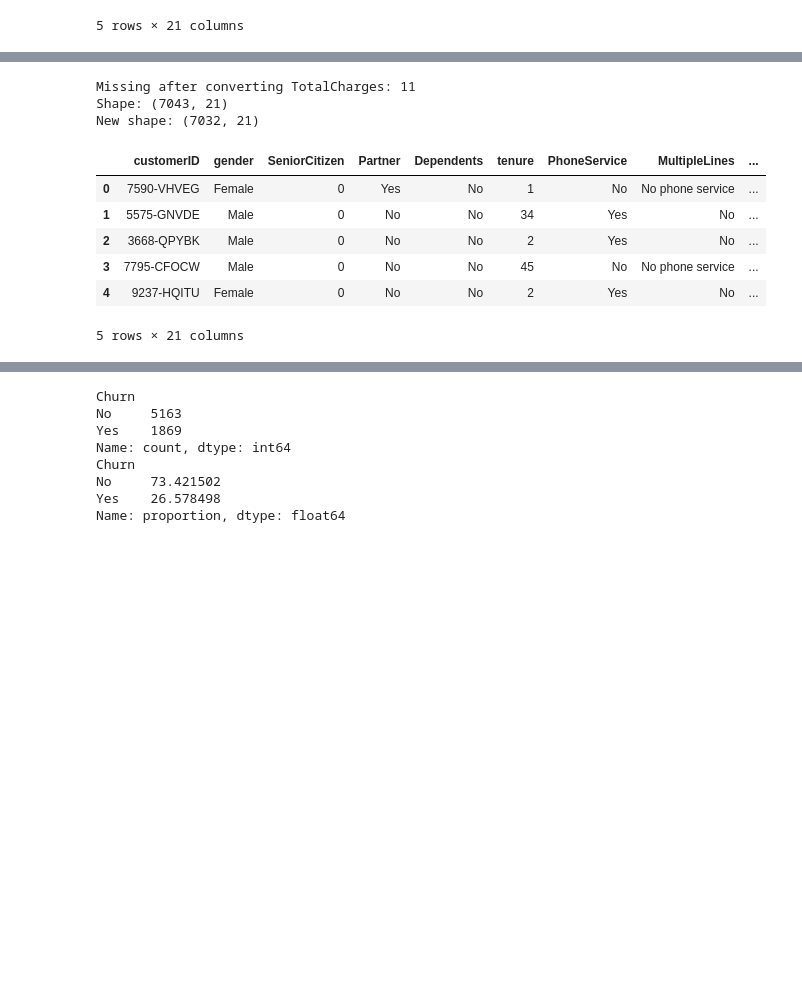
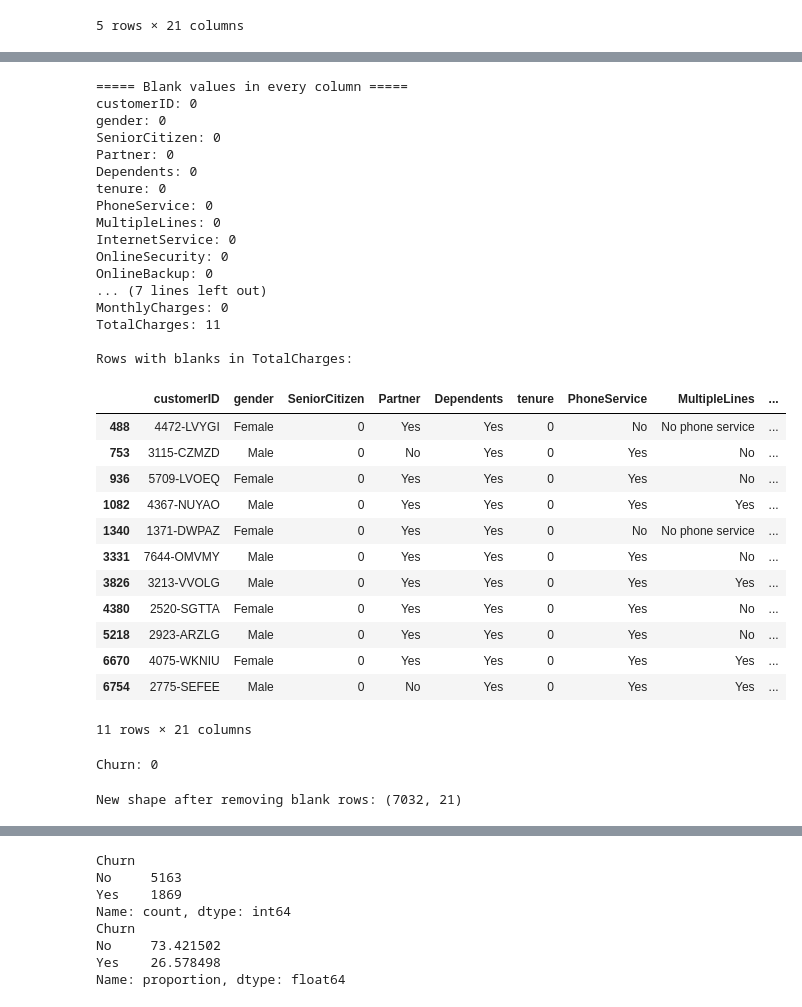
Before and after one commit to anushanthbalachandran/ML_Coursework_Telco_Customer_Churn, a Jupyter notebook: 2425477_20241130_Anushanth.ipynb, the cells around one changed output, grey strips where cells are left out. Cells and saved outputs as stored; diff of their text form; code cells hidden in the pictures; blank space fills up the shorter version.

```diff
--- a/2425477_20241130_Anushanth.ipynb
+++ b/2425477_20241130_Anushanth.ipynb
@@ -108,21 +103,48 @@ Shape: (7043, 21)
-# %%
-inputs["TotalCharges"] = pd.to_numeric(inputs["TotalCharges"], errors="coerce")
-
-print("Missing after converting TotalCharges:", inputs["TotalCharges"].isna().sum())
-print("Shape:", inputs.shape)
-inputs = inputs.dropna(subset=["TotalCharges"]).reset_index(drop=True)
-print("New shape:", inputs.shape)
-
-
-inputs.head()
-# %% [output]
-Missing after converting TotalCharges: 11
-Shape: (7043, 21)
-New shape: (7032, 21)
-|  | customerID | gender | SeniorCitizen | Partner | Dependents | tenure | PhoneService | MultipleLines | ... |
-| 0 | 7590-VHVEG | Female | 0 | Yes | No | 1 | No | No phone service | ... |
-| 1 | 5575-GNVDE | Male | 0 | No | No | 34 | Yes | No | ... |
-| 2 | 3668-QPYBK | Male | 0 | No | No | 2 | Yes | No | ... |
-| 3 | 7795-CFOCW | Male | 0 | No | No | 45 | No | No phone service | ... |
-| 4 | 9237-HQITU | Female | 0 | No | No | 2 | Yes | No | ... |
-5 rows × 21 columns
+# %%
+print("===== Blank values in every column =====")
+for col in inputs.columns:
+    rows = inputs[inputs[col].astype(str).str.strip() == ""]
+    blanks = (inputs[col].astype(str).str.strip() == "").sum()
+    print(f"{col}: {blanks}")
+    if len(rows) > 0:
+        print(f"\nRows with blanks in {col}:")
+        display(rows)
+# %% [output]
+===== Blank values in every column =====
+customerID: 0
+gender: 0
+SeniorCitizen: 0
+Partner: 0
+Dependents: 0
+tenure: 0
+PhoneService: 0
+MultipleLines: 0
+InternetService: 0
+OnlineSecurity: 0
+OnlineBackup: 0
+... (7 lines left out)
+MonthlyCharges: 0
+TotalCharges: 11
+
+Rows with blanks in TotalCharges:
+|  | customerID | gender | SeniorCitizen | Partner | Dependents | tenure | PhoneService | MultipleLines | ... |
+| 488 | 4472-LVYGI | Female | 0 | Yes | Yes | 0 | No | No phone service | ... |
+| 753 | 3115-CZMZD | Male | 0 | No | Yes | 0 | Yes | No | ... |
+| 936 | 5709-LVOEQ | Female | 0 | Yes | Yes | 0 | Yes | No | ... |
+| 1082 | 4367-NUYAO | Male | 0 | Yes | Yes | 0 | Yes | Yes | ... |
+| 1340 | 1371-DWPAZ | Female | 0 | Yes | Yes | 0 | No | No phone service | ... |
+| 3331 | 7644-OMVMY | Male | 0 | Yes | Yes | 0 | Yes | No | ... |
+| 3826 | 3213-VVOLG | Male | 0 | Yes | Yes | 0 | Yes | Yes | ... |
+| 4380 | 2520-SGTTA | Female | 0 | Yes | Yes | 0 | Yes | No | ... |
+| 5218 | 2923-ARZLG | Male | 0 | Yes | Yes | 0 | Yes | No | ... |
+| 6670 | 4075-WKNIU | Female | 0 | Yes | Yes | 0 | Yes | Yes | ... |
+| 6754 | 2775-SEFEE | Male | 0 | No | Yes | 0 | Yes | Yes | ... |
+11 rows × 21 columns
+Churn: 0
+# %%
+# Remove rows where ANY column contains blank string or only spaces
+inputs = inputs[~inputs.apply(lambda row: row.astype(str).str.strip().eq("").any(), axis=1)].reset_index(drop=True)
+
+print("New shape after removing blank rows:", inputs.shape)
+# %% [output]
+New shape after removing blank rows: (7032, 21)
```
Also changed, not shown: parts of 6 cells of this notebook.
